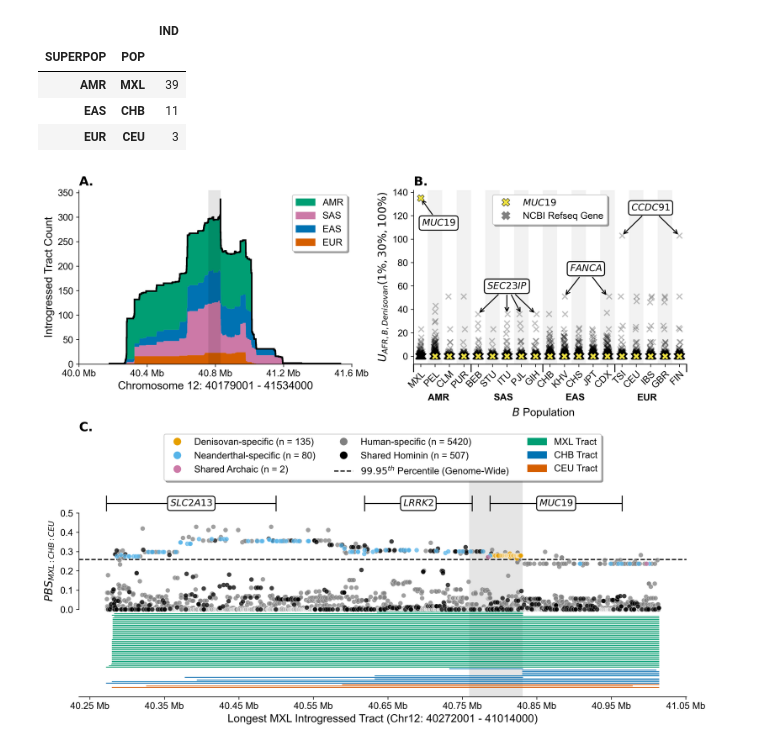
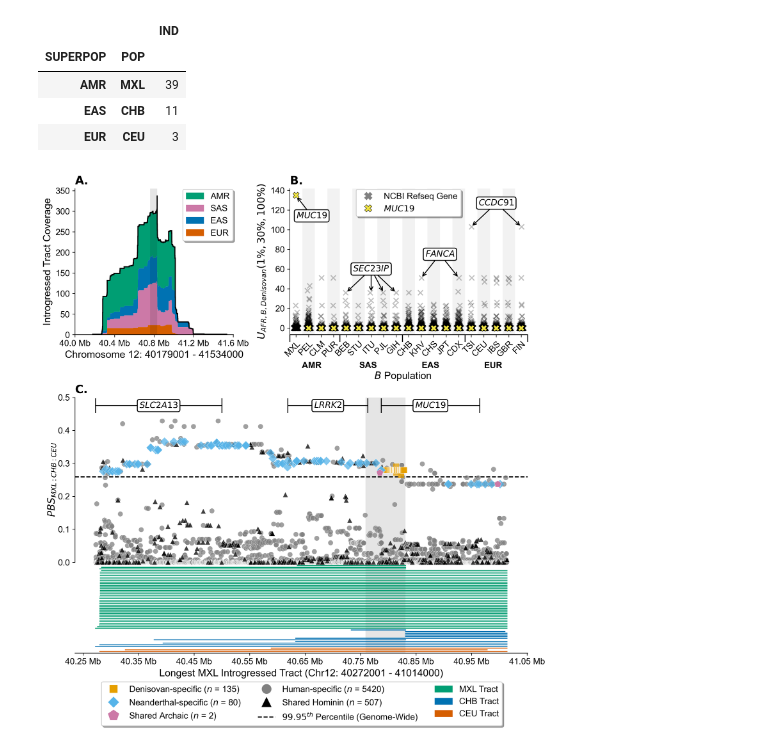
Before and after one commit to David-Peede/MUC19, a Jupyter notebook: figure_nbs/figure_1_v_revisions.ipynb, the cells around one changed output. Cells and saved outputs as stored; diff of their text form; code cells hidden in the pictures.

Commit message:
Updated main figure per reviewer 2's request 🫡

```diff
--- a/figure_nbs/figure_1_v_revisions.ipynb
+++ b/figure_nbs/figure_1_v_revisions.ipynb
@@ -178,11 +178,11 @@ plt.rcParams.update({
 })
 # Intialize the figure.
 fig = plt.figure(
-    figsize=(12, 10), dpi=300,
+    figsize=(10, 10), dpi=300,
     facecolor='white',
 )
 # Intialize the grid.
-gs = gridspec.GridSpec(2, 2, height_ratios=[1, 1.5])
+gs = gridspec.GridSpec(2, 2, height_ratios=[1, 1.75], width_ratios=[1, 1.5])
 # Intialize the axes.
 ax1 = plt.subplot(gs[0, 0])
 ax2 = plt.subplot(gs[0, 1])
@@ -240,11 +240,11 @@ ax1.hist(
 )
 ax1.hist(
     tgp_bins.astype(int), bins=panel_a_dicc['bins'],
-    weights=tgp_tract_counts.astype(int), histtype='step', color='black', linewidth=2,
+    weights=tgp_tract_counts.astype(int), histtype='step', color='black', linewidth=1.5,
 )
 
 # Add axes labels.
-ax1.set_ylabel('Introgressed Tract Count')
+ax1.set_ylabel('Introgressed Tract Coverage')
 ax1.set_xlabel(f'Chromosome 12: {int(tgp_min)} - {int(tgp_max - 1)}')
 # Rescale x-axis to Mb.
 x_ticks = np.arange(40_000_000, 41_800_000, 400_000)
@@ -253,7 +253,7 @@ ax1.set_xticklabels([f'{round(x_tick / 1e6, 3)} Mb' for x_tick in x_ticks])
 # Add a figure lgend.
 ax1.legend(
     handles=panel_a_dicc['legend'],
-    loc='upper right', bbox_to_anchor=(1, 1),
+    loc='upper right', bbox_to_anchor=(1.025, 1.025),
     frameon=True, fancybox=True, shadow=True,
 )
 
@@ -300,78 +300,78 @@ ax2.scatter(
 # Annotate muc19 in mxl.
 ax2.annotate(
     r'$MUC19$',
-    xy=(u30_xlab_pos[0], 135),
+    xy=(u30_xlab_pos[0], 134.5),
     xytext=(u30_xlab_pos[1] + 0.25, 135 - 25),
-    arrowprops=dict(arrowstyle='->', lw=1.25),
+    arrowprops=dict(arrowstyle='->', lw=1.25, shrinkA=0),
     ha='center', va='bottom', fontsize=12,
-    bbox=dict(boxstyle='round,pad=0.3', fc='white', ec='black', lw=1.25),
+    bbox=dict(boxstyle='round,pad=0.25', fc='white', ec='black', lw=1.25),
 )
 # Annotate ccdc91 in tsi and fin.
 ax2.annotate(
     r'$CCDC91$',
     xy=(u30_xlab_pos[-1], 103),
     xytext=(u30_xlab_pos[-3], 103 + 20),
-    arrowprops=dict(arrowstyle='->', lw=1.25),
+    arrowprops=dict(arrowstyle='->', lw=1.25, shrinkA=0),
     ha='center', va='bottom', fontsize=12,
-    bbox=dict(boxstyle='round,pad=0.3', fc='white', ec='black', lw=1.25),
+    bbox=dict(boxstyle='round,pad=0.25', fc='white', ec='black', lw=1.25),
 )
 ax2.annotate(
     r'$CCDC91$',
     xy=(u30_xlab_pos[-5], 103),
     xytext=(u30_xlab_pos[-3],103 + 20),
-    arrowprops=dict(arrowstyle='->', lw=1.25),
+    arrowprops=dict(arrowstyle='->', lw=1.25, shrinkA=0),
     ha='center', va='bottom', fontsize=12,
-    bbox=dict(boxstyle='round,pad=0.3', fc='white', ec='black', lw=1.25),
+    bbox=dict(boxstyle='round,pad=0.25', fc='white', ec='black', lw=1.25),
 )
 # Annotate fanca in khv and and cdx.
 ax2.annotate(
     r'$FANCA$',
     xy=(u30_xlab_pos[-9], 51),
     xytext=(u30_xlab_pos[-8] + 0.5, 51 + 20),
-    arrowprops=dict(arrowstyle='->', lw=1.25),
+    arrowprops=dict(arrowstyle='->', lw=1.25, shrinkA=0),
     ha='center', va='bottom', fontsize=12,
-    bbox=dict(boxstyle='round,pad=0.3', fc='white', ec='black', lw=1.25),
+    bbox=dict(boxstyle='round,pad=0.25', fc='white', ec='black', lw=1.25),
 )
 ax2.annotate(
     r'$FANCA$',
     xy=(u30_xlab_pos[-6], 51),
     xytext=(u30_xlab_pos[-8] + 0.5, 51 + 20),
-    arrowprops=dict(arrowstyle='->', lw=1.25),
+    arrowprops=dict(arrowstyle='->', lw=1.25, shrinkA=0),
     ha='center', va='bottom', fontsize=12,
-    bbox=dict(boxstyle='round,pad=0.3', fc='white', ec='black', lw=1.25),
+    bbox=dict(boxstyle='round,pad=0.25', fc='white', ec='black', lw=1.25),
 )
 # Annotate sec23ip in beb, itu, pjl, and gih.
 ax2.annotate(
     r'$SEC23IP$',
     xy=(u30_xlab_pos[4], 36),
     xytext=(u30_xlab_pos[6], 36 + 20),
-    arrowprops=dict(arrowstyle='->', lw=1.25),
+    arrowprops=dict(arrowstyle='->', lw=1.25, shrinkA=0),
     ha='center', va='bottom', fontsize=12,
-    bbox=dict(boxstyle='round,pad=0.3', fc='white', ec='black', lw=1.25),
+    bbox=dict(boxstyle='round,pad=0.25', fc='white', ec='black', lw=1.25),
 )
 ax2.annotate(
     r'$SEC23IP$',
     xy=(u30_xlab_pos[6], 36),
     xytext=(u30_xlab_pos[6], 36 + 20),
-    arrowprops=dict(arrowstyle='->', lw=1.25),
+    arrowprops=dict(arrowstyle='->', lw=1.25, shrinkA=0),
     ha='center', va='bottom', fontsize=12,
-    bbox=dict(boxstyle='round,pad=0.3', fc='white', ec='black', lw=1.25),
+    bbox=dict(boxstyle='round,pad=0.25', fc='white', ec='black', lw=1.25),
 )
 ax2.annotate(
     r'$SEC23IP$',
     xy=(u30_xlab_pos[7], 36),
     xytext=(u30_xlab_pos[6], 36 + 20),
-    arrowprops=dict(arrowstyle='->', lw=1.25),
+    arrowprops=dict(arrowstyle='->', lw=1.25, shrinkA=0),
     ha='center', va='bottom', fontsize=12,
-    bbox=dict(boxstyle='round,pad=0.3', fc='white', ec='black', lw=1.25),
+    bbox=dict(boxstyle='round,pad=0.25', fc='white', ec='black', lw=1.25),
 )
 ax2.annotate(
     r'$SEC23IP$',
     xy=(u30_xlab_pos[8], 36),
     xytext=(u30_xlab_pos[6], 36 + 20),
-    arrowprops=dict(arrowstyle='->', lw=1.25),
+    arrowprops=dict(arrowstyle='->', lw=1.25, shrinkA=0),
     ha='center', va='bottom', fontsize=12,
-    bbox=dict(boxstyle='round,pad=0.3', fc='white', ec='black', lw=1.25),
+    bbox=dict(boxstyle='round,pad=0.25', fc='white', ec='black', lw=1.25),
 )
 # Label the axes.
 ax2.set_ylabel(r'$U_{AFR, B, Denisovan}(1\%, 30\%, 100\%)$')
@@ -399,10 +399,10 @@ sec_xaxis_2.tick_params(length=10, width=1.25)
 # Add a legend.
 ax2.legend(
     handles=[
+        Line2D([0], [0], linestyle='none', marker='X', markersize=10, color='grey', label='NCBI Refseq Gene'),
         Line2D([0], [0], linestyle='none', marker='X', markersize=10, markeredgewidth=0.5, color='#F0E442', markeredgecolor='black', label=r'$MUC19$'),
-        Line2D([0], [0], linestyle='none', marker='X', markersize=10, color='grey', label='NCBI Refseq Gene'),
     ],
-    loc='upper center', bbox_to_anchor=(0.5, 1),
+    loc='upper center', bbox_to_anchor=(0.5, 1.025),
     frameon=True, fancybox=True, shadow=True,
 )
 
@@ -414,11 +414,11 @@ ax2.legend(
 
 # Intialize a dictionary of snp partitions.
 snp_dicc = {
-    'IS_HUM': {'l': 'Human-specific', 'c': 'gray'},
-    'IS_HOM': {'l': 'Shared Hominin', 'c': '#000000'},
-    'IS_DEN': {'l': 'Denisovan-specific', 'c': '#E69F00'},
-    'IS_NEA': {'l': 'Neanderthal-specific', 'c': '#56B4E9'},
-    'IS_SHR': {'l': 'Shared Archaic', 'c': '#CC79A7'},
+    'IS_HUM': {'l': 'Human-specific', 'c': 'grey', 'm': 'o', 's': 50, 'a': 0.75, 'ls': 12.5},
+    'IS_HOM': {'l': 'Shared Hominin', 'c': '#000000', 'm': '^', 's': 50, 'a': 0.75, 'ls': 12.5},
+    'IS_DEN': {'l': 'Denisovan-specific', 'c': '#E69F00', 'm': 's', 's': 75, 'a': 0.75, 'ls': 10},
+    'IS_NEA': {'l': 'Neanderthal-specific', 'c': '#56B4E9', 'm': 'D', 's': 75, 'a': 0.75, 'ls': 10},
+    'IS_SHR': {'l': 'Shared Archaic', 'c': '#CC79A7', 'm': 'p', 's': 100, 'a': 1, 'ls': 15},
 }
 # Intialize the gene information.
 gene_dicc = {
@@ -426,13 +426,14 @@ gene_dicc = {
     for i, gene_id in enumerate(pbs_genes_df['GENE_ID'].values)
 }
 # Plot the 72kb focal region.
-ax3.axvspan(40759001, 40831000, alpha=0.1, facecolor='black')
+ax3.axvspan(40759001, 40831000, alpha=0.1, facecolor='black', zorder=1)
 # For all snp types.
 for snp_type in snp_dicc:
     # Plot the per-snp pbs values.
     ax3.scatter(
         pbs_info['POS'][pbs_info[snp_type]], pbs_info['PBS'][pbs_info[snp_type]], zorder=5,
-        color=snp_dicc[snp_type]['c'], marker='o', edgecolor='white', linewidth=0.25, alpha=0.75, s=35,
+        color=snp_dicc[snp_type]['c'], marker=snp_dicc[snp_type]['m'],
+        edgecolor='white', linewidth=0.25, alpha=snp_dicc[snp_type]['a'], s=snp_dicc[snp_type]['s'],
     )
 # Plot the outlier threshold.
 ax3.axhline(np.unique(pbs_info['OUT_THRESH'])[0], 0, 1, color='black', linestyle='dashed', lw=1.5)
@@ -441,13 +442,13 @@ for gene in gene_dicc:
     # Plot the gene segments within the region.
     ax3.plot(
         [max(gene_dicc[gene][0], pbs_info['POS'][0]), min(gene_dicc[gene][1], pbs_info['POS'][-1])],
-        [0.55, 0.55], color='black', marker='|', ms=20, markeredgewidth=1.25, lw=1.25, zorder=5,
+        [0.475, 0.475], color='black', marker='|', ms=20, markeredgewidth=1.25, lw=1.25, zorder=5,
     )
     # Annotate the gene.
     ax3.text(
-        ((max(gene_dicc[gene][0], pbs_info['POS'][0]) + min(gene_dicc[gene][1], pbs_info['POS'][-1])) / 2), 0.55,
+        ((max(gene_dicc[gene][0], pbs_info['POS'][0]) + min(gene_dicc[gene][1], pbs_info['POS'][-1])) / 2), 0.475,
         fr'${gene}$', fontsize=12, horizontalalignment='center',verticalalignment='center',
-        bbox=dict(boxstyle='round,pad=0.3', facecolor='white', edgecolor='black', lw=1.25), zorder=5,
+        bbox=dict(boxstyle='round,pad=0.25', facecolor='white', edgecolor='black', lw=1.25), zorder=5,
     )
 # Intialize a counter.
 c_tract = 2
@@ -456,7 +457,7 @@ for _, row in mxl_pbs_tracts_df.iterrows():
     # Plot the tract.
     ax3.plot(
         [max(row['START'], pbs_info['POS'][0]), min(row['END'], pbs_info['POS'][-1])],
-        [c_tract * -0.0075, c_tract * -0.0075], color=tract_colors[row['SUPERPOP']], lw=1,
+        [c_tract * -0.005, c_tract * -0.005], color=tract_colors[row['SUPERPOP']], lw=1.25,
     )
     # Increment the counter.
     c_tract += 1
@@ -465,7 +466,7 @@ for _, row in chb_pbs_tracts_df.iterrows():
     # Plot the tract.
     ax3.plot(
         [max(row['START'], pbs_info['POS'][0]), min(row['END'], pbs_info['POS'][-1])],
-        [c_tract * -0.0075, c_tract * -0.0075], color=tract_colors[row['SUPERPOP']], lw=1,
+        [c_tract * -0.005, c_tract * -0.005], color=tract_colors[row['SUPERPOP']], lw=1.25,
     )
     # Increment the counter.
     c_tract += 1
@@ -474,7 +475,7 @@ for _, row in ceu_pbs_tracts_df.iterrows():
     # Plot the tract.
     ax3.plot(
         [max(row['START'], pbs_info['POS'][0]), min(row['END'], pbs_info['POS'][-1])],
-        [c_tract * -0.0075, c_tract * -0.0075], color=tract_colors[row['SUPERPOP']], lw=1,
+        [c_tract * -0.005, c_tract * -0.005], color=tract_colors[row['SUPERPOP']], lw=1.25,
     )
     # Increment the counter.
     c_tract += 1
@@ -487,7 +488,7 @@ ax3_1.set_yticks(np.arange(0, 0.6, 0.1))
 ax3_1.spines['left'].set_visible(False)
 ax3_1.tick_params(axis='y', which='both', right=False, labelright=False)
 # Set the axes limits.
-ax3.set_ylim(top=0.9)
+ax3.set_ylim(-0.275, 0.5)
 # Rescale x-axis to Mb.
 x_ticks = np.arange(40_250_000, 41_100_000, 100_000)
 ax3.set_xticks(x_ticks)
@@ -500,8 +501,8 @@ ax3.set_xlabel('Longest MXL Introgressed Tract (Chr12: 40272001 - 41014000)')
 # Intialize the legend handles.
 legend_handles = [
     Line2D(
-        [0], [0], linestyle='none', marker='o', markersize=10, markeredgewidth=0.25,
-        color=snp_dicc[snp_type]['c'], markeredgecolor='white', label=f'{snp_dicc[snp_type]["l"]} (n = {pbs_info[snp_type].sum()})'
+        [0], [0], linestyle='none', marker=snp_dicc[snp_type]['m'], markersize=snp_dicc[snp_type]['ls'],
+        color=snp_dicc[snp_type]['c'], label=fr'{snp_dicc[snp_type]["l"]} ($n$ = {pbs_info[snp_type].sum()})'
     ) for snp_type in ['IS_DEN', 'IS_NEA', 'IS_SHR', 'IS_HUM', 'IS_HOM']
 ]
 legend_handles.extend([
@@ -509,8 +510,8 @@ legend_handles.extend([
     Patch(color='#009E73', label='MXL Tract'), Patch(color='#0072B2', label='CHB Tract'), Patch(color='#D55E00', label='CEU Tract'),
 ])
 # Add a legend.
-ax3.legend(
-    handles=legend_handles, loc='upper center', bbox_to_anchor=(0.5, 1.025),
+fig.legend(
+    handles=legend_handles, loc='lower center', bbox_to_anchor=(0.515, -0.085),
     ncol=3, frameon=True, fancybox=True, shadow=True,
 )
 
@@ -521,31 +522,31 @@ ax3.legend(
 #################
 
 # Intilaize a title list.
 title_list = [
     r'$\bf{A.}$',
     r'$\bf{B.}$',
     r'$\bf{C.}$',
 ]
 # For each subplot.
 for ax, title in zip([ax1, ax2, ax3], title_list):
     # Plot the title.
     ax.set_title(title, loc='left')
 # Enforce a tight layout.
 plt.tight_layout()
 # Export the plot.
 plt.savefig(
     './main_figures/png/figure_1.png', format='png',
     facecolor='white', bbox_inches='tight', dpi=500,
 )
 plt.savefig(
     './main_figures/svg/figure_1.svg', format='svg',
     facecolor='white', bbox_inches='tight', dpi=500,
 )
 plt.savefig(
     './main_figures/pdf/figure_1.pdf', format='pdf',
     facecolor='white', bbox_inches='tight', dpi=500,
 )
 # Show the plot.
 plt.show()
 # %% [output]
-[figure, old version]
+[figure, new version]
```
Also changed, not shown: 4 other files.
